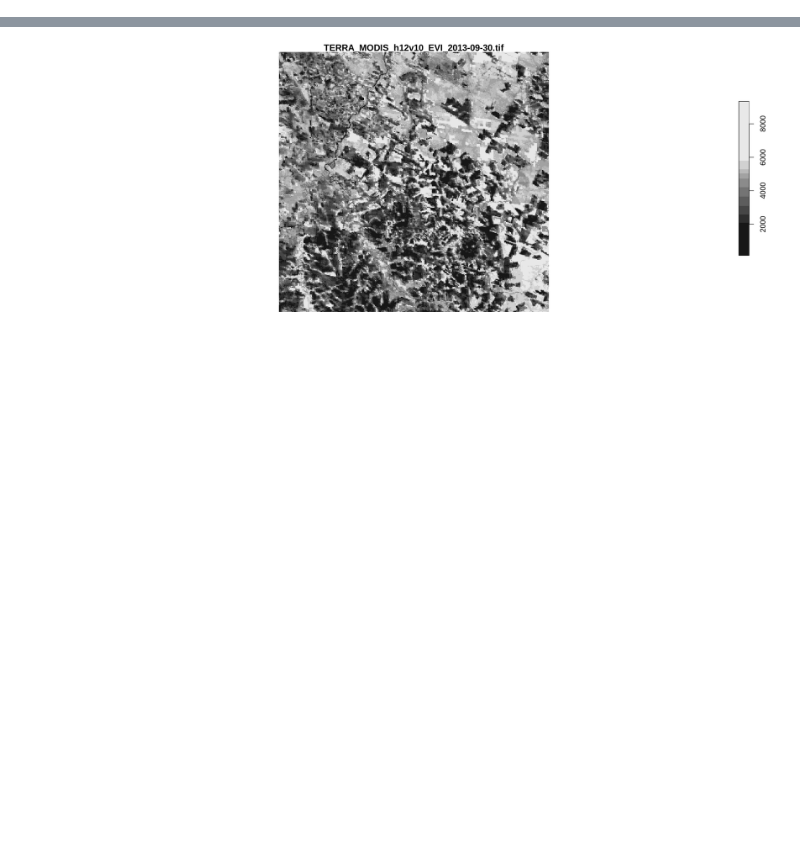
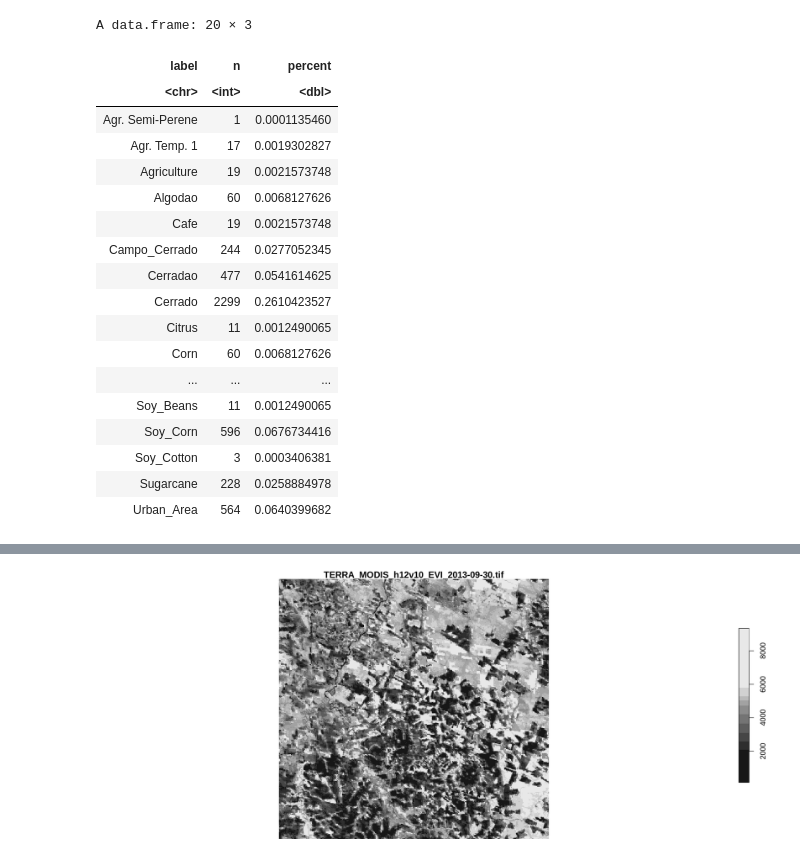
Before and after one commit to AbnerErnaniADSFatec/sample-assessment-data-science, a Jupyter notebook: testes_r.ipynb, the cells around one changed output, grey strips where cells are left out. Drawn from its saved outputs; the diff is of its cells as text; code cells hidden in the pictures; blank space fills up the shorter version.

```diff
--- a/testes_r.ipynb
+++ b/testes_r.ipynb
@@ -22,3 +20,21 @@ read_file <- function(file, ext) {
   }
   return(data.tb)
 }
+# %%
+point_to_shape_sp <- function (data.tb, class_label) {
+  group_shape <- dplyr::select(data.tb,
+    longitude, latitude,
+    start_date, end_date,
+    label #, cube
+  )
+  sp_data.tb.df <- as.data.frame(group_shape)
+  sp_data.tb.df <- sp_data.tb.df %>% filter(label == class_label)
+  points_SF <- as.data.frame(sp_data.tb.df)
+  xy <- points_SF[, c(1, 2)]
+  sp_data.df <- sp::SpatialPointsDataFrame(
+    coords = xy,
+    data = points_SF,
+    proj4string = sp::CRS("+proj=longlat +datum=WGS84 +ellps=WGS84 +towgs84=0,0,0")
+  )
+  return(sp_data.df)
+}
@@ -24,0 +71,26 @@ read_file <- function(file, ext) {
+# %%
+group <- dplyr::group_by(input_data.tb, label)
+agregation <- dplyr::summarise(group, n = n(), .groups = "drop_last")
+mutation <- dplyr::mutate(agregation, percent = n/sum(n))
+mutation <- data.frame(mutation)
+mutation
+# %% [output]
+A data.frame: 20 × 3
+| label | n | percent |
+| <chr> | <int> | <dbl> |
+| Agr. Semi-Perene | 1 | 0.0001135460 |
+| Agr. Temp. 1 | 17 | 0.0019302827 |
+| Agriculture | 19 | 0.0021573748 |
+| Algodao | 60 | 0.0068127626 |
+| Cafe | 19 | 0.0021573748 |
+| Campo_Cerrado | 244 | 0.0277052345 |
+| Cerradao | 477 | 0.0541614625 |
+| Cerrado | 2299 | 0.2610423527 |
+| Citrus | 11 | 0.0012490065 |
+| Corn | 60 | 0.0068127626 |
+| ... | ... | ... |
+| Soy_Beans | 11 | 0.0012490065 |
+| Soy_Corn | 596 | 0.0676734416 |
+| Soy_Cotton | 3 | 0.0003406381 |
+| Sugarcane | 228 | 0.0258884978 |
+| Urban_Area | 564 | 0.0640399682 |
```
Also changed, not shown: parts of 25 cells of this notebook, 10 other files.
